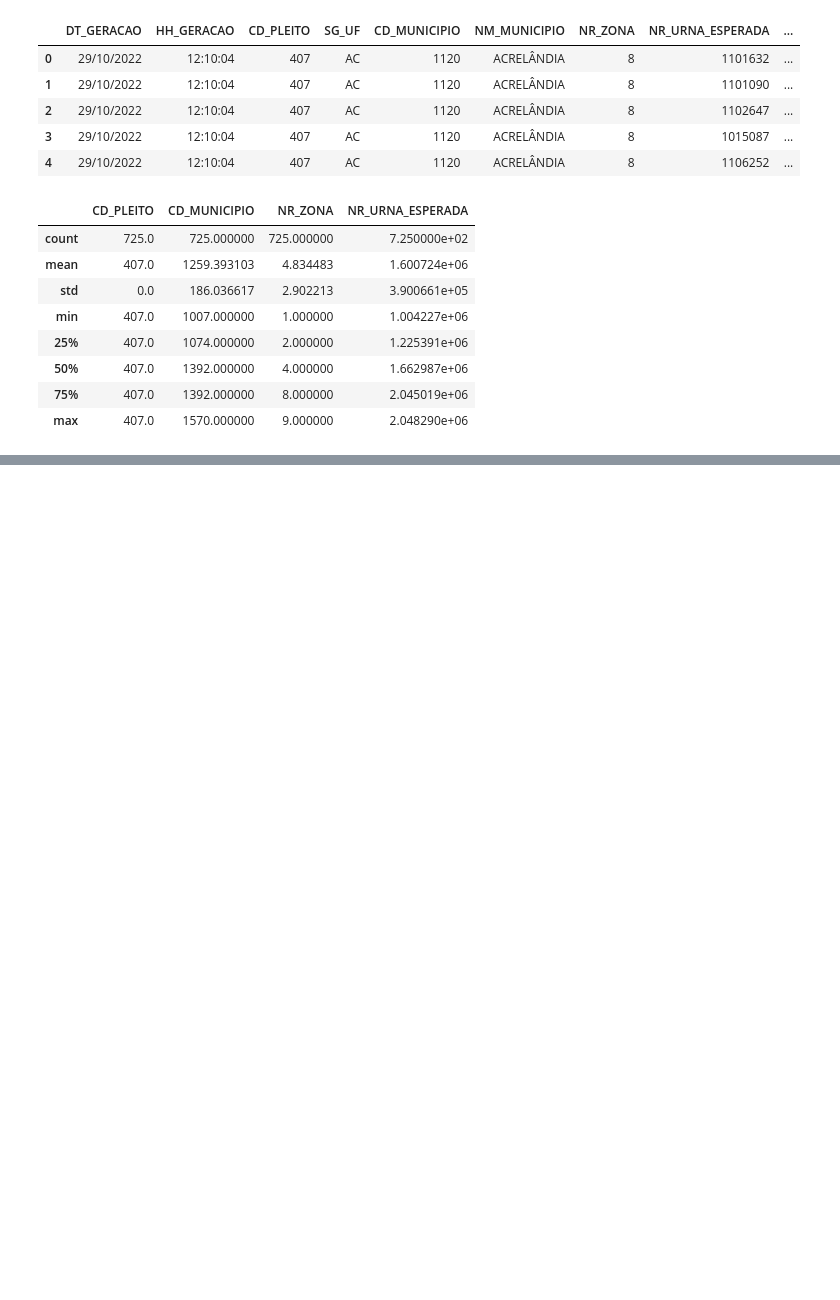
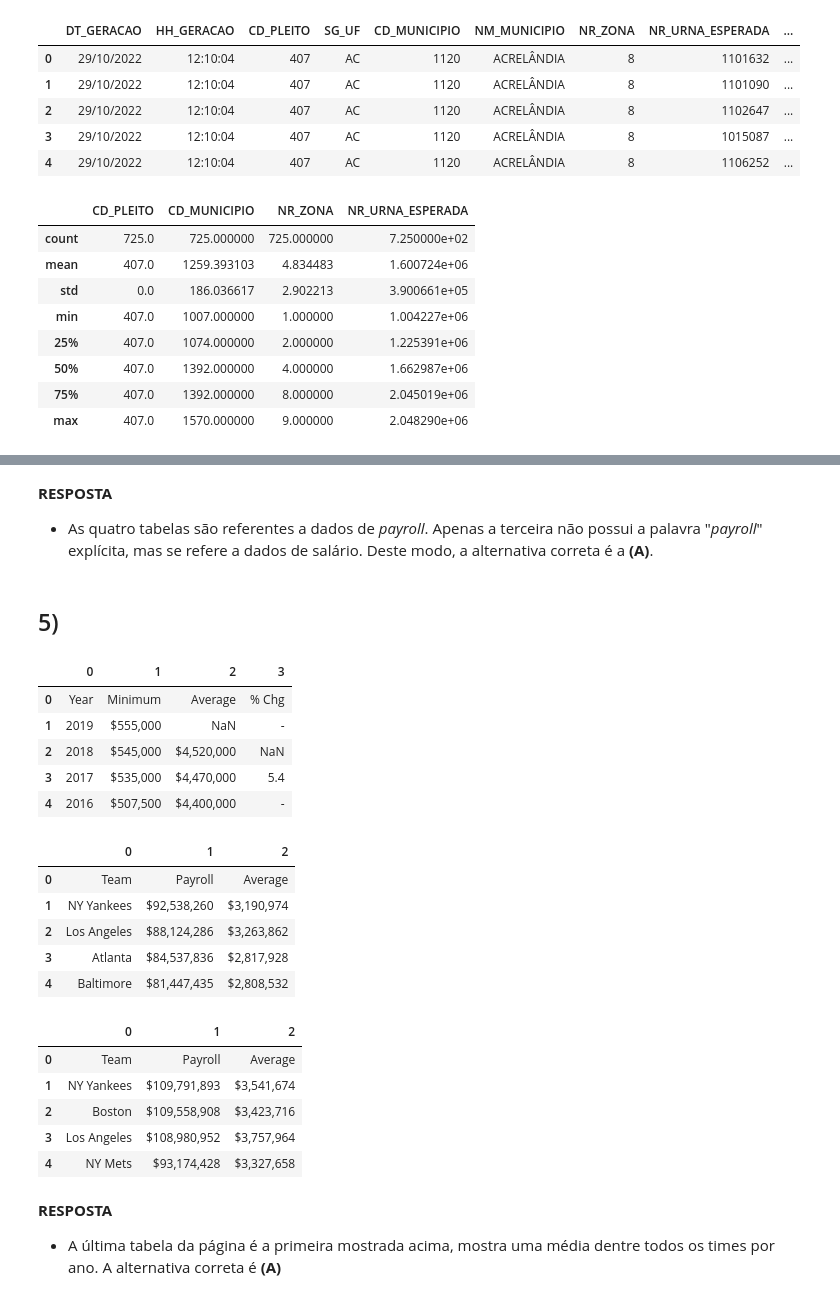
Before and after one commit to pdcos/analise_visual_ciencia_de_dados, a Jupyter notebook: participacao_4/solutions_4.ipynb, the cells around one changed output, grey strips where cells are left out. Cells and saved outputs as stored; diff of their text form; code cells hidden in the pictures; blank space fills up the shorter version.

```diff
--- a/participacao_4/solutions_4.ipynb
+++ b/participacao_4/solutions_4.ipynb
@@ -105,0 +222,33 @@ df_tse.describe()
+# %% [markdown]
+**RESPOSTA**
+- As quatro tabelas são referentes a dados de *payroll*. Apenas a terceira não possui a palavra "*payroll*" explícita, mas se refere a dados de salário. Deste modo, a alternativa correta é a **(A)**.
+# %% [markdown]
+## 5)
+# %%
+# Printa as últimas 3 tabelas do site
+for i in range(3):
+    table = bs.find_all('table')[-i -1]
+    df = pd.read_html(str(table))[0]
+    display(df.head())
+# %% [output]
+|  | 0 | 1 | 2 | 3 |
+| 0 | Year | Minimum | Average | % Chg |
+| 1 | 2019 | $555,000 | NaN | - |
+| 2 | 2018 | $545,000 | $4,520,000 | NaN |
+| 3 | 2017 | $535,000 | $4,470,000 | 5.4 |
+| 4 | 2016 | $507,500 | $4,400,000 | - |
+|  | 0 | 1 | 2 |
+| 0 | Team | Payroll | Average |
+| 1 | NY Yankees | $92,538,260 | $3,190,974 |
+| 2 | Los Angeles | $88,124,286 | $3,263,862 |
+| 3 | Atlanta | $84,537,836 | $2,817,928 |
+| 4 | Baltimore | $81,447,435 | $2,808,532 |
+|  | 0 | 1 | 2 |
+| 0 | Team | Payroll | Average |
+| 1 | NY Yankees | $109,791,893 | $3,541,674 |
+| 2 | Boston | $109,558,908 | $3,423,716 |
+| 3 | Los Angeles | $108,980,952 | $3,757,964 |
+| 4 | NY Mets | $93,174,428 | $3,327,658 |
+# %% [markdown]
+**RESPOSTA**
+- A última tabela da página é a primeira mostrada acima, mostra uma média dentre todos os times por ano. A alternativa correta é **(A)**
```
Also changed, not shown: parts of 17 cells of this notebook.
